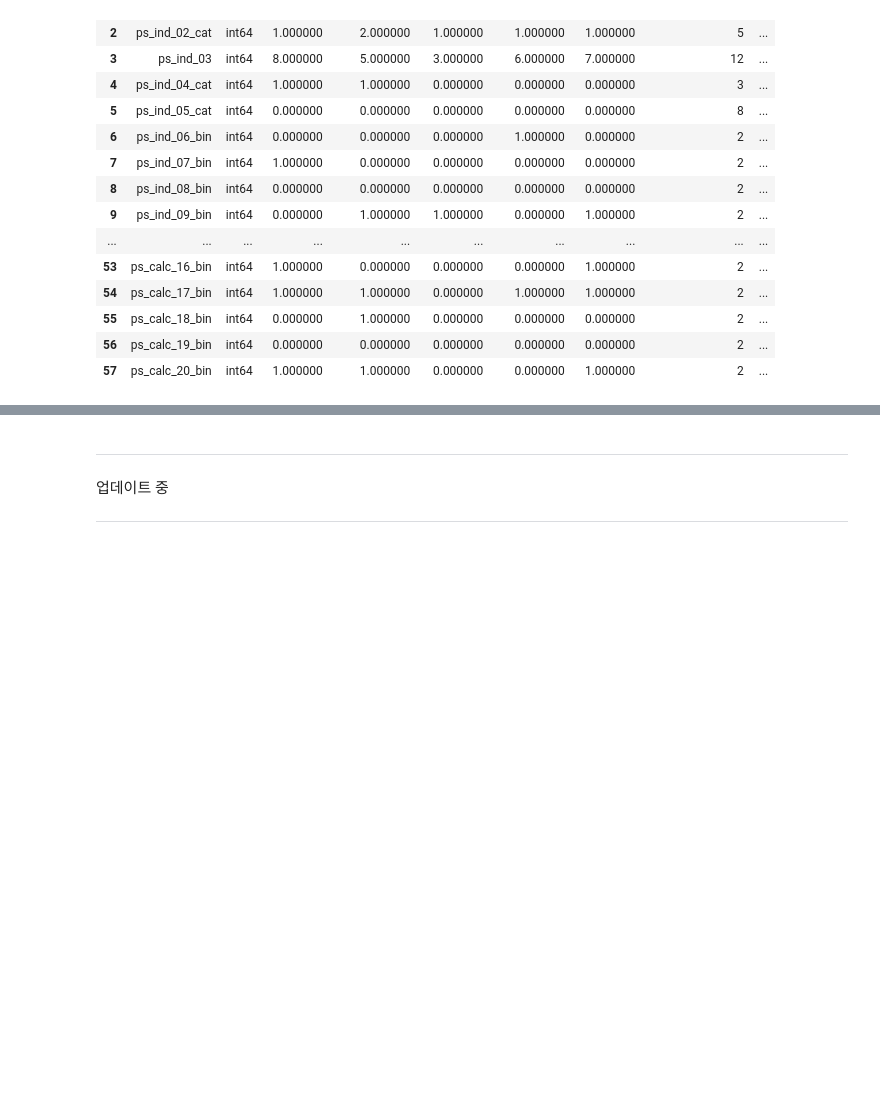
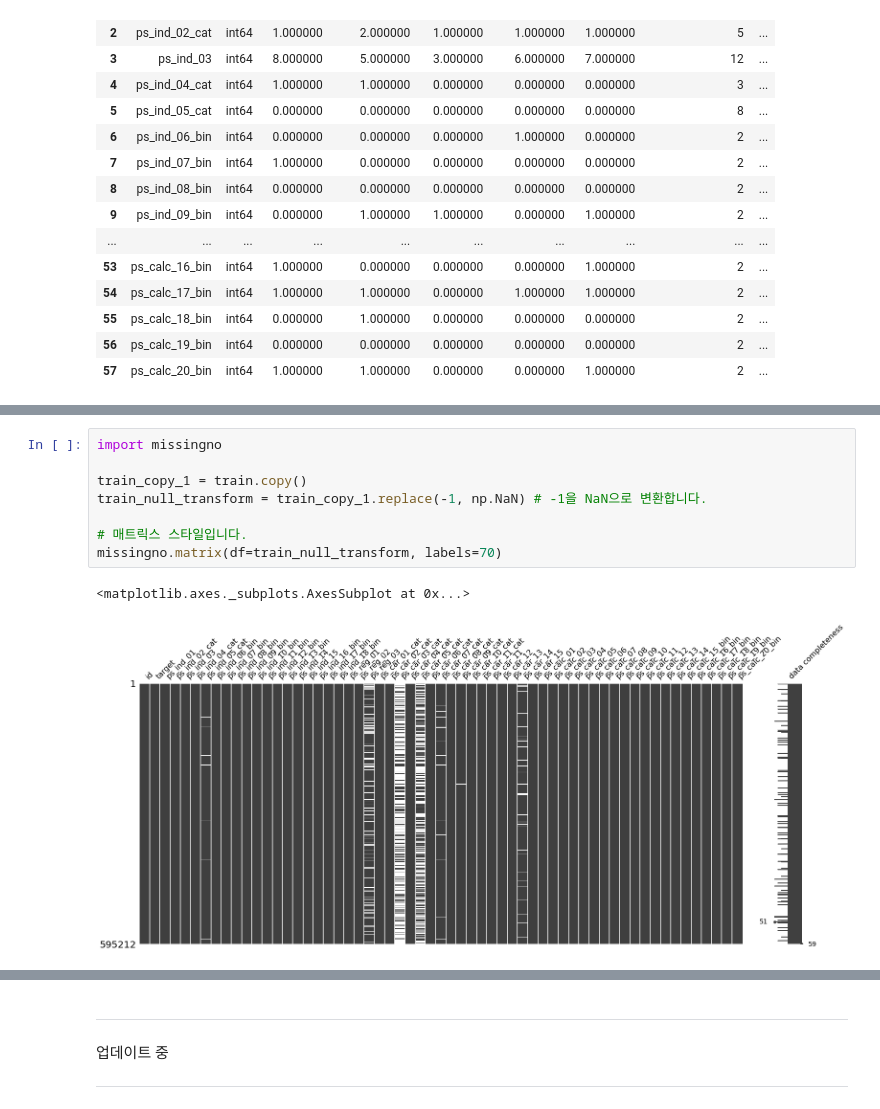
Before and after one commit to LeeSeungwon89/Kaggle_Dacon_Practice, a Jupyter notebook: 1. Porto_Seguro’s_Safe_Driver_Prediction_EDA.ipynb, the cells around one changed output, grey strips where cells are left out. Drawn from its saved outputs; the diff is of its cells as text; blank space fills up the shorter version.

```diff
--- a/1. Porto_Seguro’s_Safe_Driver_Prediction_EDA.ipynb
+++ b/1. Porto_Seguro’s_Safe_Driver_Prediction_EDA.ipynb
@@ -264,0 +277,11 @@ feature_table(test)
+# %%
+import missingno
+
+train_copy_1 = train.copy()
+train_null_transform = train_copy_1.replace(-1, np.NaN) # -1을 NaN으로 변환합니다.
+
+# 매트릭스 스타일입니다.
+missingno.matrix(df=train_null_transform, labels=70)
+# %% [output]
+<matplotlib.axes._subplots.AxesSubplot at 0x...>
+[figure, added]
```
Also changed, not shown: parts of 5 cells of this notebook.
